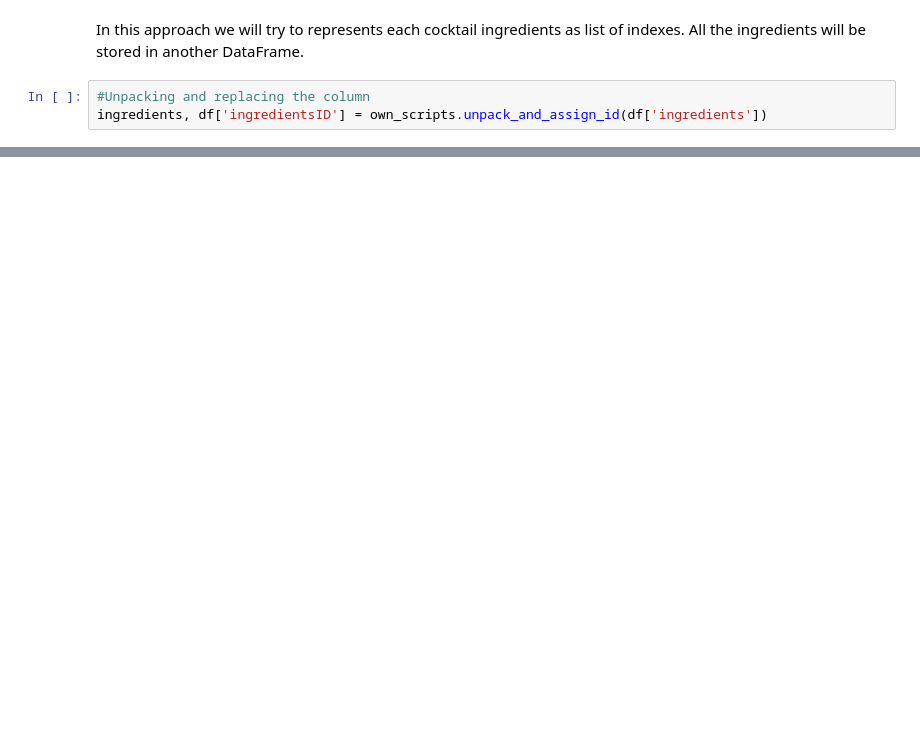
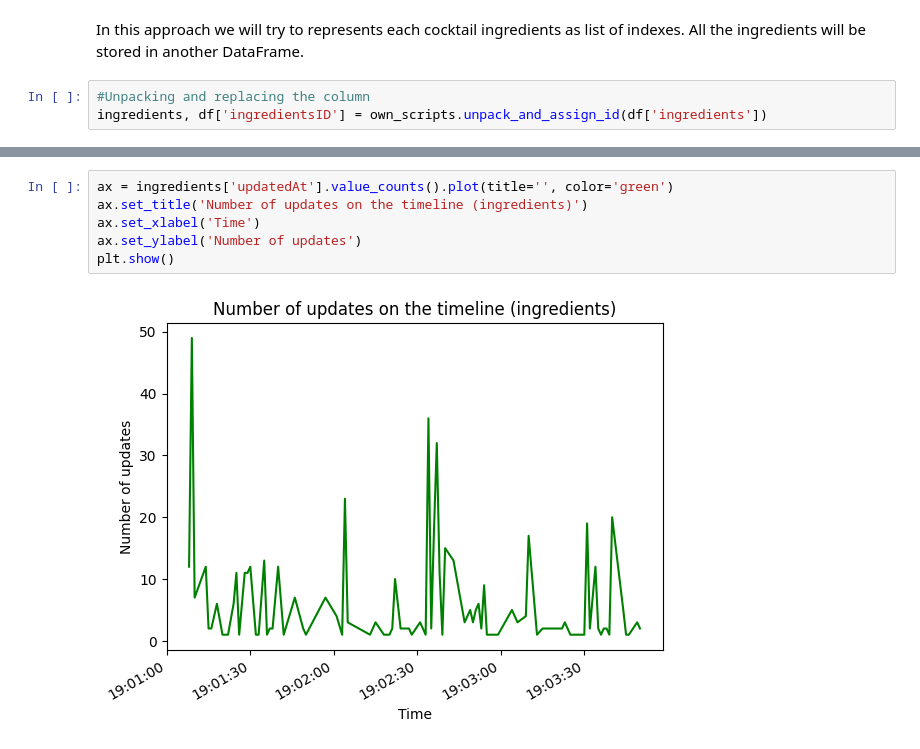
Before and after one commit to Macsok/Exploratory-Data-Analysis, a Jupyter notebook: EDA analyses/interpretation_of_whole_dataset.ipynb, the cells around one changed output, grey strips where cells are left out. Drawn from its saved outputs; the diff is of its cells as text; blank space fills up the shorter version.

```diff
--- a/EDA analyses/interpretation_of_whole_dataset.ipynb
+++ b/EDA analyses/interpretation_of_whole_dataset.ipynb
@@ -31,0 +111,8 @@ df.head()
+# %%
+ax = ingredients['updatedAt'].value_counts().plot(title='', color='green')
+ax.set_title('Number of updates on the timeline (ingredients)')
+ax.set_xlabel('Time')
+ax.set_ylabel('Number of updates')
+plt.show()
+# %% [output]
+[figure, added]
```
Also changed, not shown: parts of 20 cells of this notebook.
